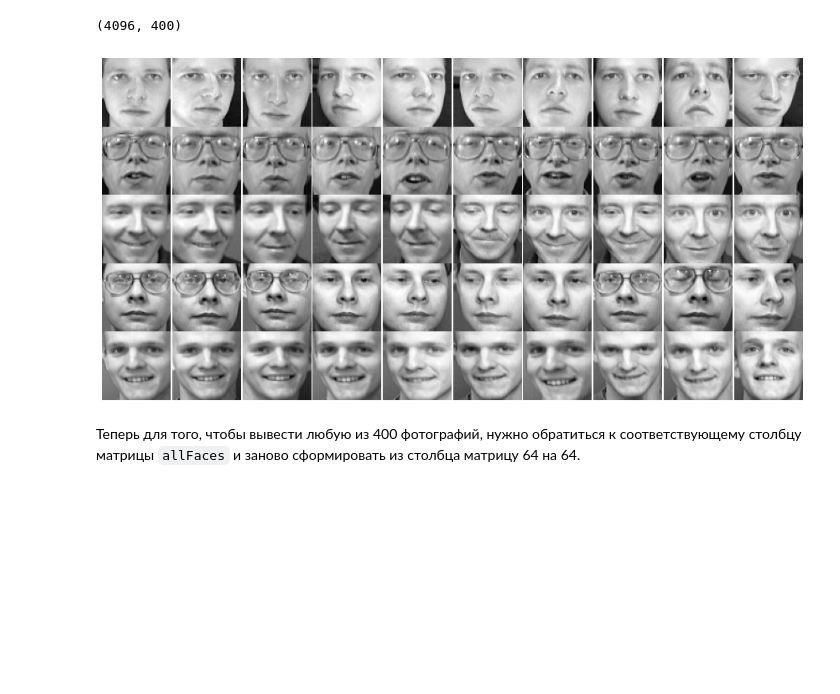
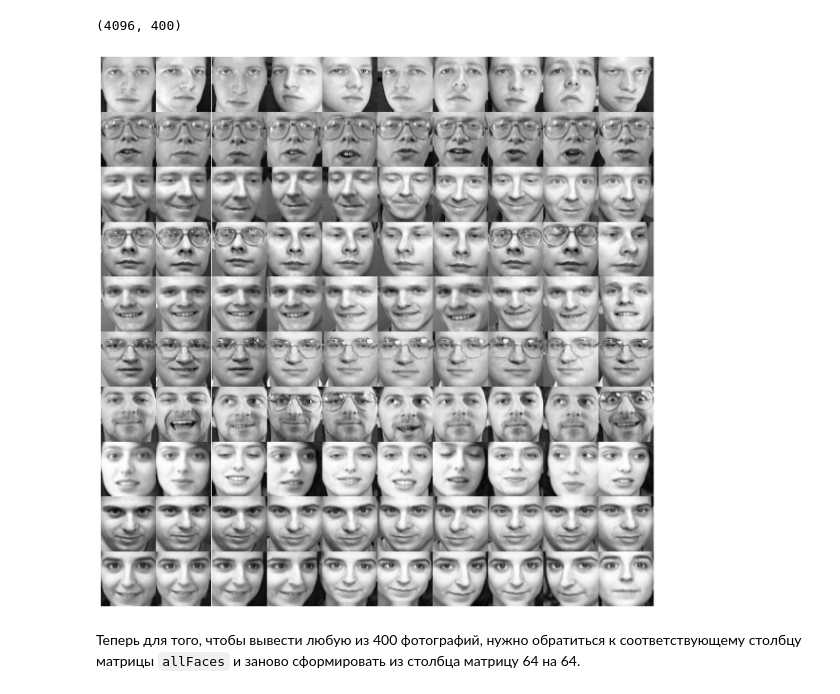
Before and after one commit to aa-savelyev/DaOptSm, a Jupyter notebook: 1.LA/11.Eigenfaces.ipynb, the cells around one changed output. Cells and saved outputs as stored; diff of their text form; code cells hidden in the pictures; blank space fills up the shorter version.

```diff
--- a/1.LA/11.Eigenfaces.ipynb
+++ b/1.LA/11.Eigenfaces.ipynb
@@ -63,9 +63,9 @@ def display_faces(Faces, pers_idx, view_idx=range(10)):
             axes[i,j].axis('off')
     plt.show()
 # %%
-display_faces(allFaces, range(5))
+display_faces(allFaces, range(10))
 # %% [output]
-[figure, old version]
+[figure, new version]
 # %% [markdown]
 Теперь для того, чтобы вывести любую из 400 фотографий, нужно обратиться к соответствующему столбцу матрицы `allFaces` и заново сформировать из столбца матрицу 64 на 64.
 # %%
```
Also changed, not shown: parts of 17 cells of this notebook, 19 other files.
